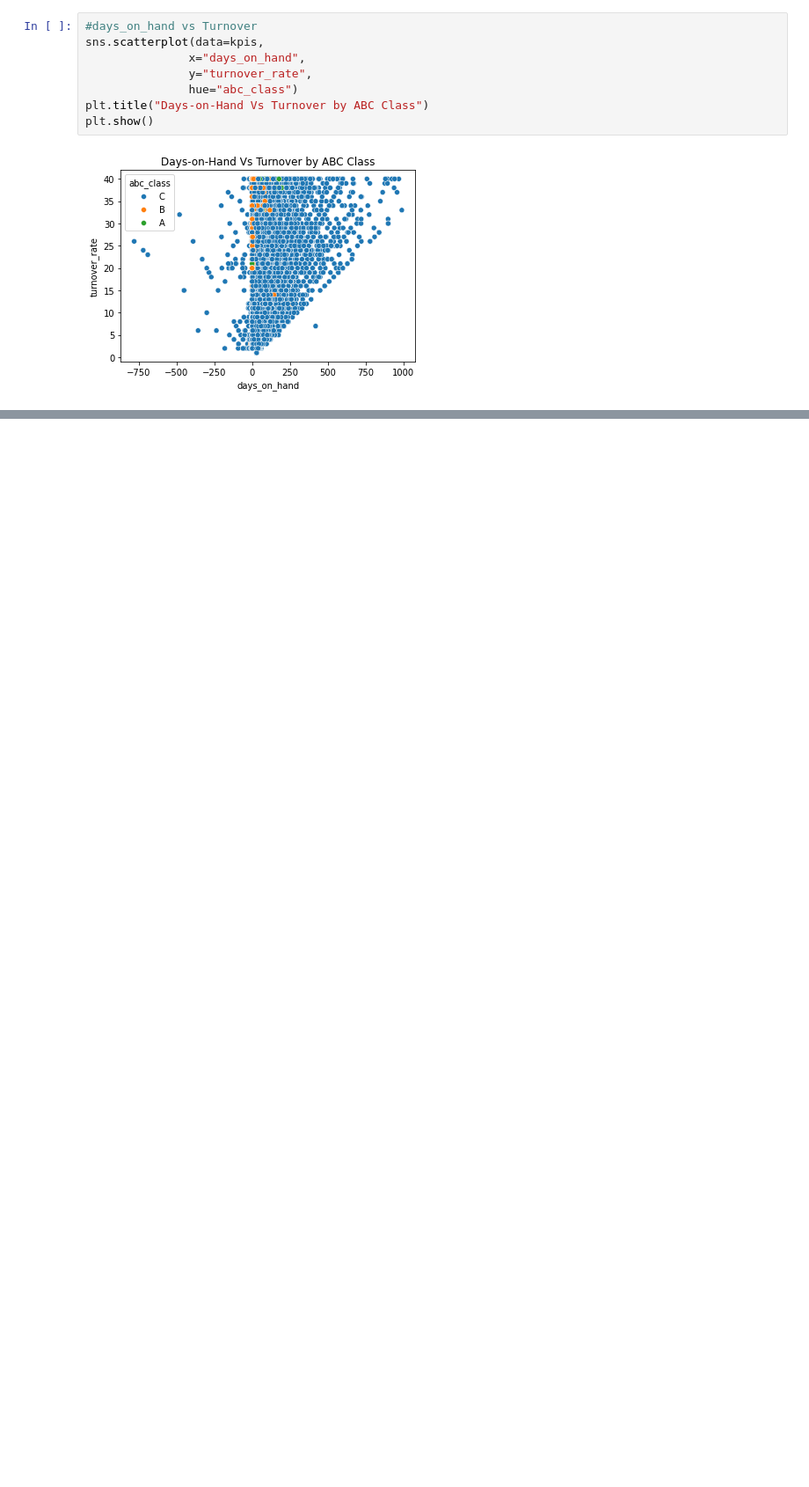
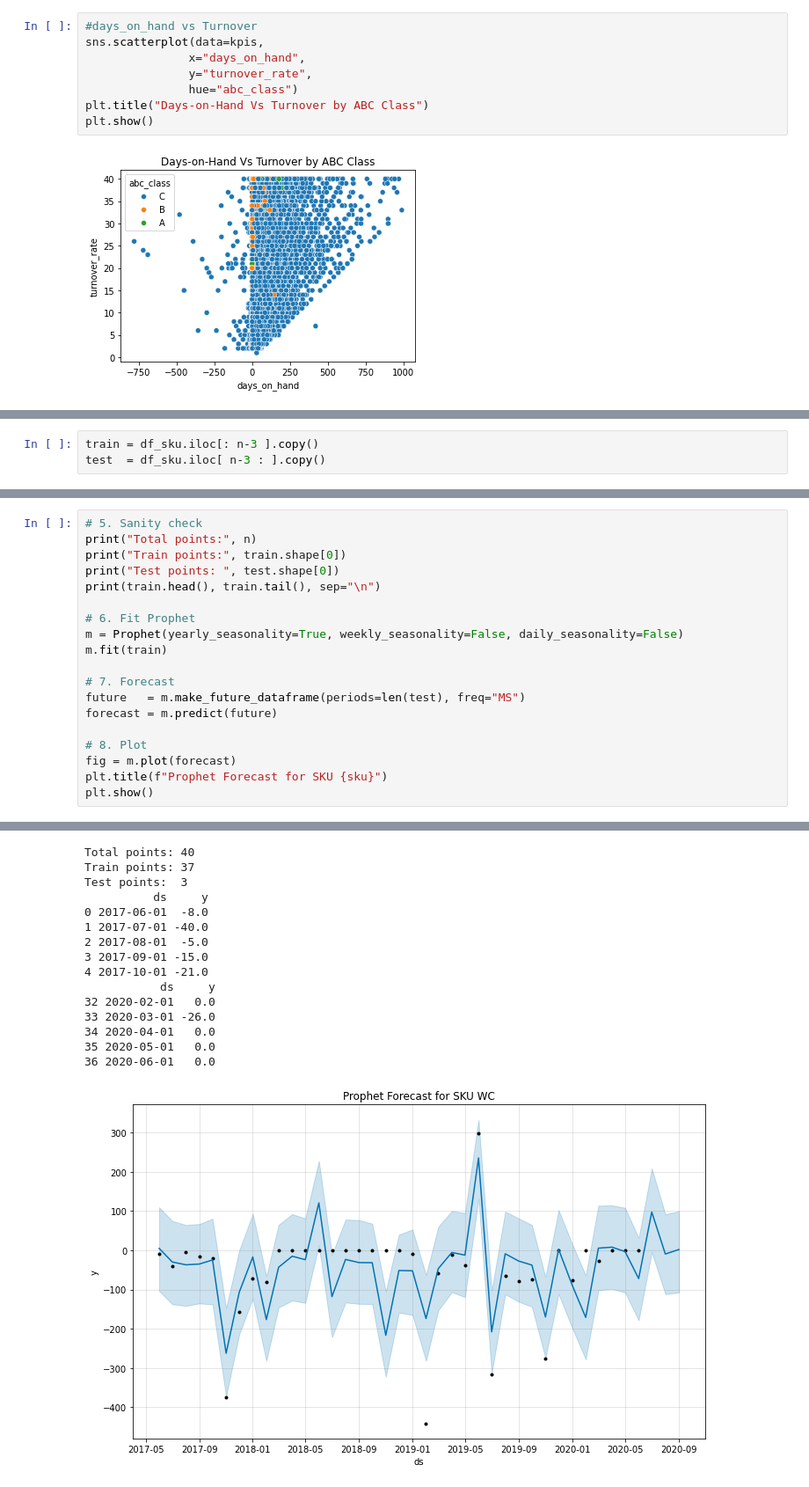
Before and after one commit to Riiny-Riiny/retail-inventory-ai, a Jupyter notebook: rag_prject.ipynb, the cells around one changed output, grey strips where cells are left out. Shown at 88% size. Drawn from its saved outputs; the diff is of its cells as text; blank space fills up the shorter version.

```diff
--- a/rag_prject.ipynb
+++ b/rag_prject.ipynb
@@ -198,0 +263,3 @@ SyntaxError: unexpected EOF while parsing (<ipython-input-27-c3539538f4bd>, line
+# %%
+train = df_sku.iloc[: n-3 ].copy()
+test  = df_sku.iloc[ n-3 : ].copy()
@@ -198,0 +268,20 @@ SyntaxError: unexpected EOF while parsing (<ipython-input-27-c3539538f4bd>, line
+# %%
+# 5. Sanity check
+print("Total points:", n)
+print("Train points:", train.shape[0])
+print("Test points: ", test.shape[0])
+print(train.head(), train.tail(), sep="\n")
+
+# 6. Fit Prophet
+m = Prophet(yearly_seasonality=True, weekly_seasonality=False, daily_seasonality=False)
+m.fit(train)
+
+# 7. Forecast
+future   = m.make_future_dataframe(periods=len(test), freq="MS")
+forecast = m.predict(future)
+
+# 8. Plot
+fig = m.plot(forecast)
+plt.title(f"Prophet Forecast for SKU {sku}")
+plt.show()
+# %% [output]
@@ -198,0 +290,16 @@ SyntaxError: unexpected EOF while parsing (<ipython-input-27-c3539538f4bd>, line
+Total points: 40
+Train points: 37
+Test points:  3
+          ds     y
+0 2017-06-01  -8.0
+1 2017-07-01 -40.0
+2 2017-08-01  -5.0
+3 2017-09-01 -15.0
+4 2017-10-01 -21.0
+           ds     y
+32 2020-02-01   0.0
+33 2020-03-01 -26.0
+34 2020-04-01   0.0
+35 2020-05-01   0.0
+36 2020-06-01   0.0
+[figure, added]
```
Also changed, not shown: parts of 19 cells of this notebook.
